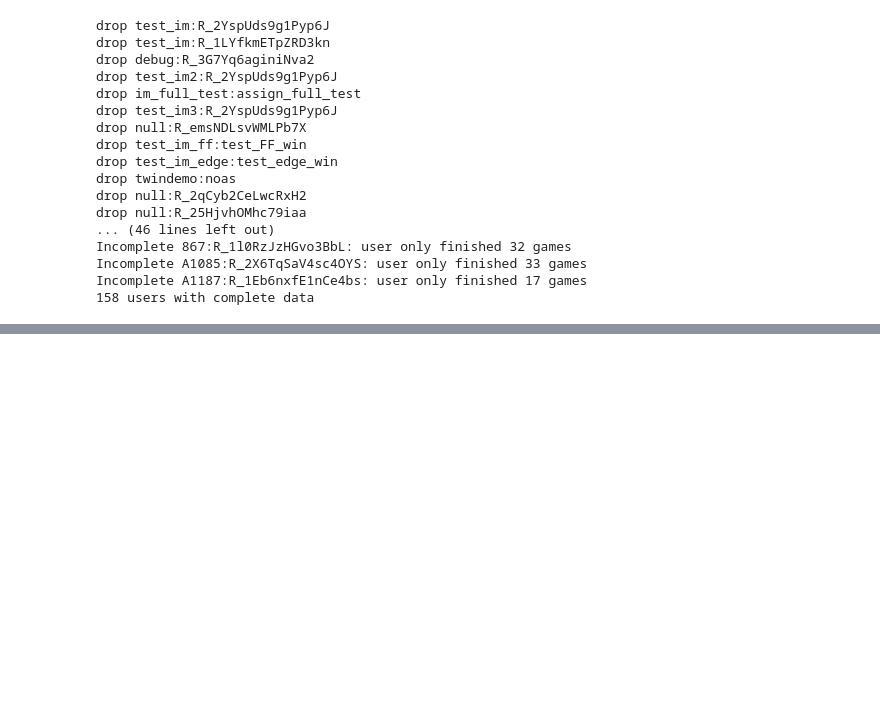
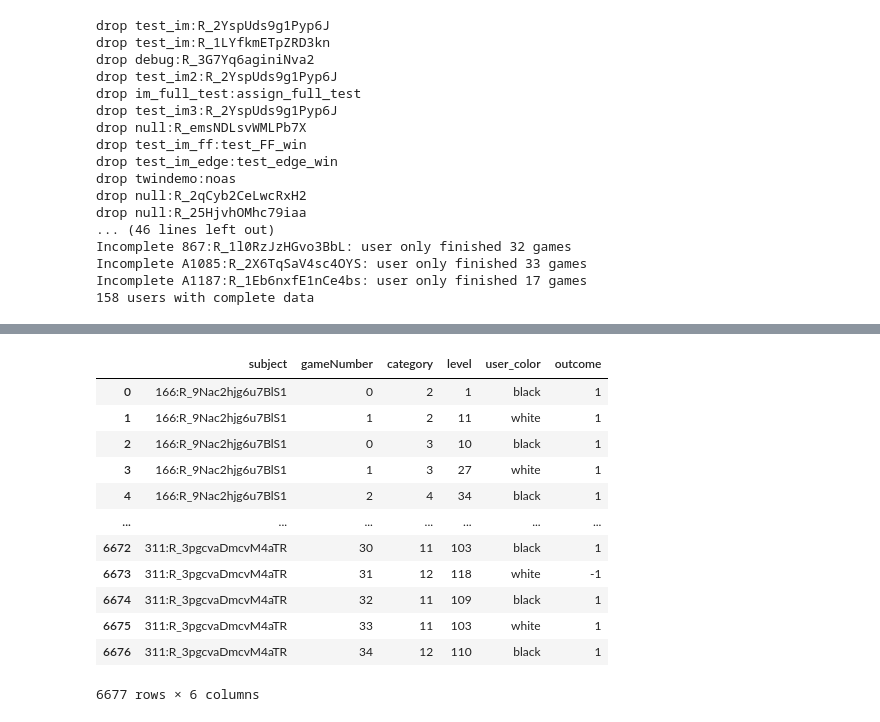
Before and after one commit to sinabolouki/fourinarow_analyses, a Jupyter notebook: Analysis notebooks/new/Parse fourinarow data.ipynb, the cells around one changed output, grey strips where cells are left out. Drawn from its saved outputs; the diff is of its cells as text; code cells hidden in the pictures; blank space fills up the shorter version.

```diff
--- a/Analysis notebooks/new/Parse fourinarow data.ipynb
+++ b/Analysis notebooks/new/Parse fourinarow data.ipynb
@@ -154,3 +157,39 @@ print("Some things didn't add up!" if had_warnings else "Everything looks ok")
+# %%
+# This cell is copied from "Calculate metrics and elo.ipynb"
+def categoryHist(username, data):
+    table = np.empty([0,6])
+    category = 2
+    for event in data:
+        if event['event_type'] == 'user move':
+            color = event['event_info']['user_color']
+        if event['event_type'] == 'adjust level':
+            category = event['event_info']['category']
+        if event['event_type'] == 'end game':
+            result = event['event_info']['result']
+            resultCode = 1 if result == 'win' else -1 if result == 'opponent win' else 0
+            table = np.vstack((table, [username, event['event_info']['game_num'], int(category), event['event_info']['level'], color, resultCode]))
+    return table
+
+forEloData = np.empty([0,6])
+for username, userdata in data_dict.items():
+    forEloData = np.vstack((forEloData, categoryHist(username, userdata)))
+dataFrame = pd.DataFrame(data = forEloData, columns = ['subject', 'gameNumber', 'category', 'level', 'user_color', 'outcome'])
+dataFrame["outcome"] = dataFrame["outcome"].astype(int)
+dataFrame
+# %% [output]
+|  | subject | gameNumber | category | level | user_color | outcome |
+| 0 | 166:R_9Nac2hjg6u7BlS1 | 0 | 2 | 1 | black | 1 |
+| 1 | 166:R_9Nac2hjg6u7BlS1 | 1 | 2 | 11 | white | 1 |
+| 2 | 166:R_9Nac2hjg6u7BlS1 | 0 | 3 | 10 | black | 1 |
+| 3 | 166:R_9Nac2hjg6u7BlS1 | 1 | 3 | 27 | white | 1 |
+| 4 | 166:R_9Nac2hjg6u7BlS1 | 2 | 4 | 34 | black | 1 |
+| ... | ... | ... | ... | ... | ... | ... |
+| 6672 | 311:R_3pgcvaDmcvM4aTR | 30 | 11 | 103 | black | 1 |
+| 6673 | 311:R_3pgcvaDmcvM4aTR | 31 | 12 | 118 | white | -1 |
+| 6674 | 311:R_3pgcvaDmcvM4aTR | 32 | 11 | 109 | black | 1 |
+| 6675 | 311:R_3pgcvaDmcvM4aTR | 33 | 11 | 103 | white | 1 |
+| 6676 | 311:R_3pgcvaDmcvM4aTR | 34 | 12 | 110 | black | 1 |
+6677 rows × 6 columns
 # %%
 hists = dataFrame['category'].hist(by=dataFrame['subject'], range=[1,20], figsize=(50, 30), xlabelsize=30, ylabelsize=30)
 for x in hists.ravel():
```
Also changed, not shown: parts of 16 cells of this notebook.
